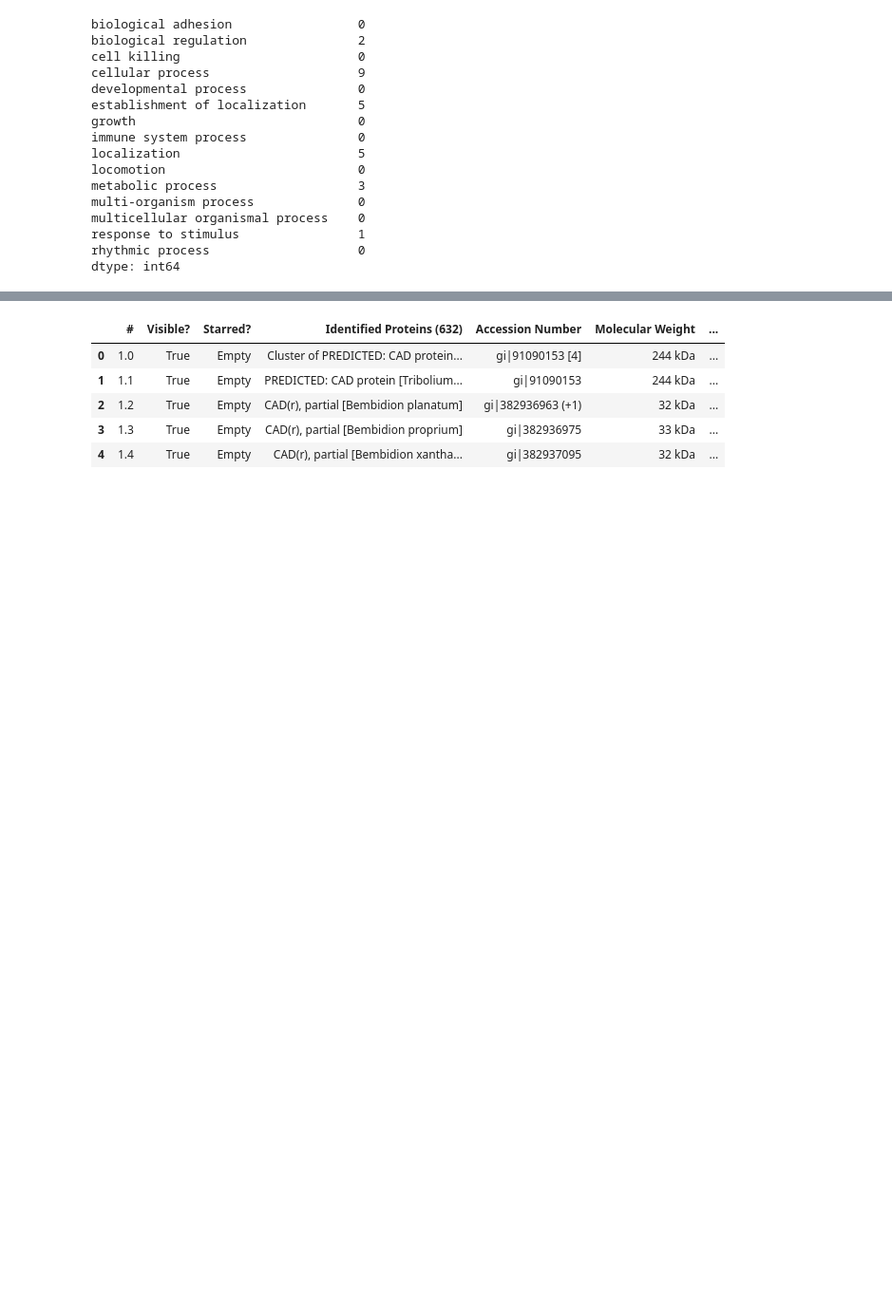
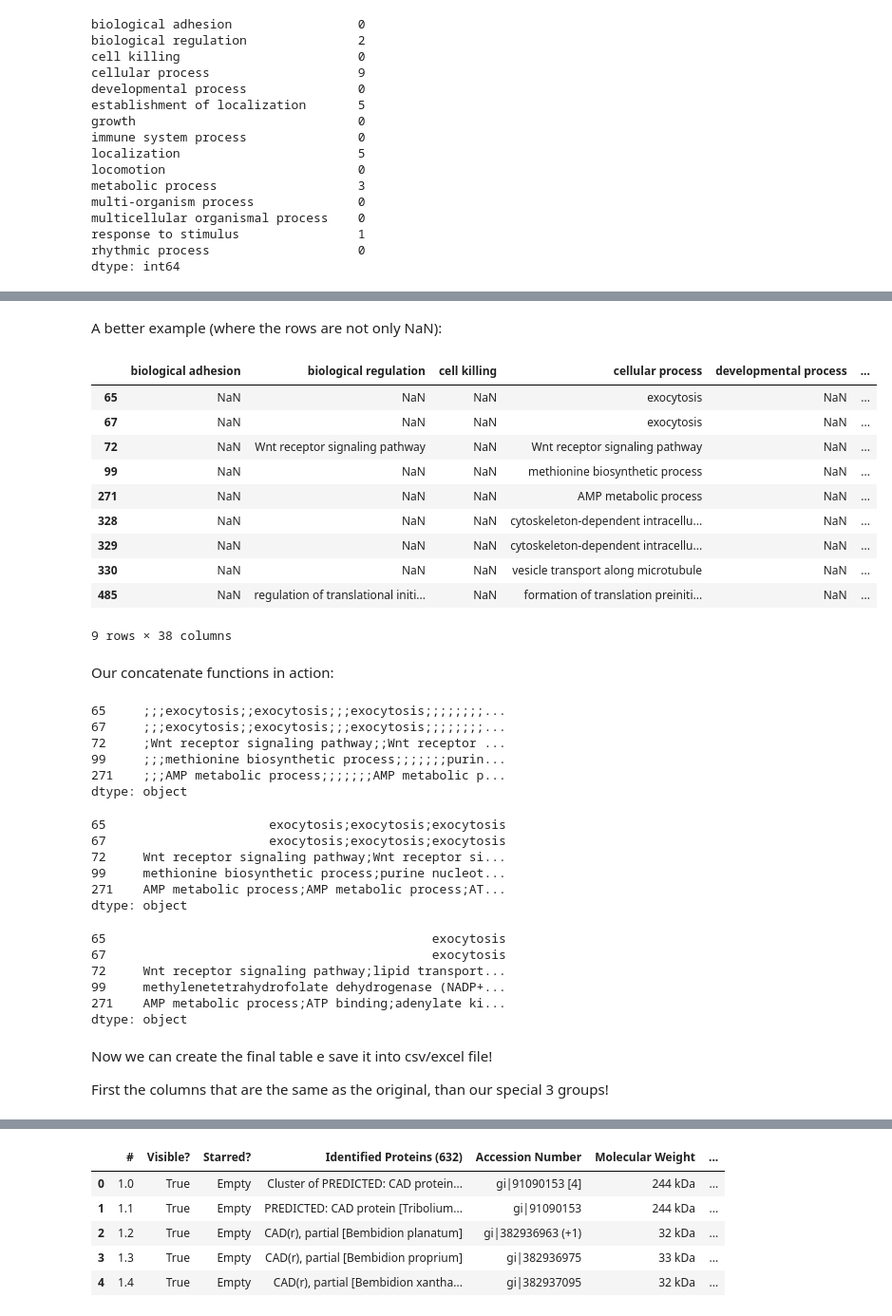
Before and after one commit to SantosRAC/Python4BioDataBrazilianWorkshop, a Jupyter notebook: Problem2/2_annotations.ipynb, the cells around one changed output, grey strips where cells are left out. Shown: that part at 95% size. Drawn from its saved outputs; the diff is of its cells as text; code cells hidden in the pictures; blank space fills up the shorter version.

```diff
--- a/Problem2/2_annotations.ipynb
+++ b/Problem2/2_annotations.ipynb
@@ -35,5 +44,5 @@ pd.read_excel('proteínas glândula aranha.xltx', skiprows=[0,1,2,], skip_footer
 # %%
-df = pd.read_excel('proteínas glândula aranha.xltx', skiprows=[0,1,2], skip_footer=True)
+df = pd.read_excel('proteínas glândula aranha.xltx', skiprows=[0,1,2], skip_footer=1)
 df.tail(2)
 # %% [output]
 |  | # | Visible? | Starred? | Identified Proteins (632) | Accession Number | Molecular Weight | ... |
@@ -222,0 +260,51 @@ def encontre_subcategorias_validas(data_frame, subcategorias):
+# %% [markdown]
+A better example (where the rows are not only NaN):
+# %%
+exemploNaoNulo = df['cellular process'].notnull()
+dfSlice = df[exemploNaoNulo][categories['biological process']]
+dfSlice
+# %% [output]
+|  | biological adhesion | biological regulation | cell killing | cellular process | developmental process | ... |
+| 65 | NaN | NaN | NaN | exocytosis | NaN | ... |
+| 67 | NaN | NaN | NaN | exocytosis | NaN | ... |
+| 72 | NaN | Wnt receptor signaling pathway | NaN | Wnt receptor signaling pathway | NaN | ... |
+| 99 | NaN | NaN | NaN | methionine biosynthetic process | NaN | ... |
+| 271 | NaN | NaN | NaN | AMP metabolic process | NaN | ... |
+| 328 | NaN | NaN | NaN | cytoskeleton-dependent intracellu... | NaN | ... |
+| 329 | NaN | NaN | NaN | cytoskeleton-dependent intracellu... | NaN | ... |
+| 330 | NaN | NaN | NaN | vesicle transport along microtubule | NaN | ... |
+| 485 | NaN | regulation of translational initi... | NaN | formation of translation preiniti... | NaN | ... |
+9 rows × 38 columns
+# %% [markdown]
+Our concatenate functions in action:
+# %%
+dfSlice.fillna('').apply(concatenar, axis=1).head()
+# %% [output]
+65     ;;;exocytosis;;exocytosis;;;exocytosis;;;;;;;;...
+67     ;;;exocytosis;;exocytosis;;;exocytosis;;;;;;;;...
+72     ;Wnt receptor signaling pathway;;Wnt receptor ...
+99     ;;;methionine biosynthetic process;;;;;;;purin...
+271    ;;;AMP metabolic process;;;;;;;AMP metabolic p...
+dtype: object
+# %%
+dfSlice.fillna('').apply(concatenar2, axis=1).head()
+# %% [output]
+65                      exocytosis;exocytosis;exocytosis
+67                      exocytosis;exocytosis;exocytosis
+72     Wnt receptor signaling pathway;Wnt receptor si...
+99     methionine biosynthetic process;purine nucleot...
+271    AMP metabolic process;AMP metabolic process;AT...
+dtype: object
+# %%
+dfSlice.fillna('').apply(concatenar3, axis=1).head()
+# %% [output]
+65                                            exocytosis
+67                                            exocytosis
+72     Wnt receptor signaling pathway;lipid transport...
+99     methylenetetrahydrofolate dehydrogenase (NADP+...
+271    AMP metabolic process;ATP binding;adenylate ki...
+dtype: object
+# %% [markdown]
+Now we can create the final table e save it into csv/excel file!
+
+First the columns that are the same as the original, than our special 3 groups!
```
Also changed, not shown: parts of 35 cells of this notebook.
